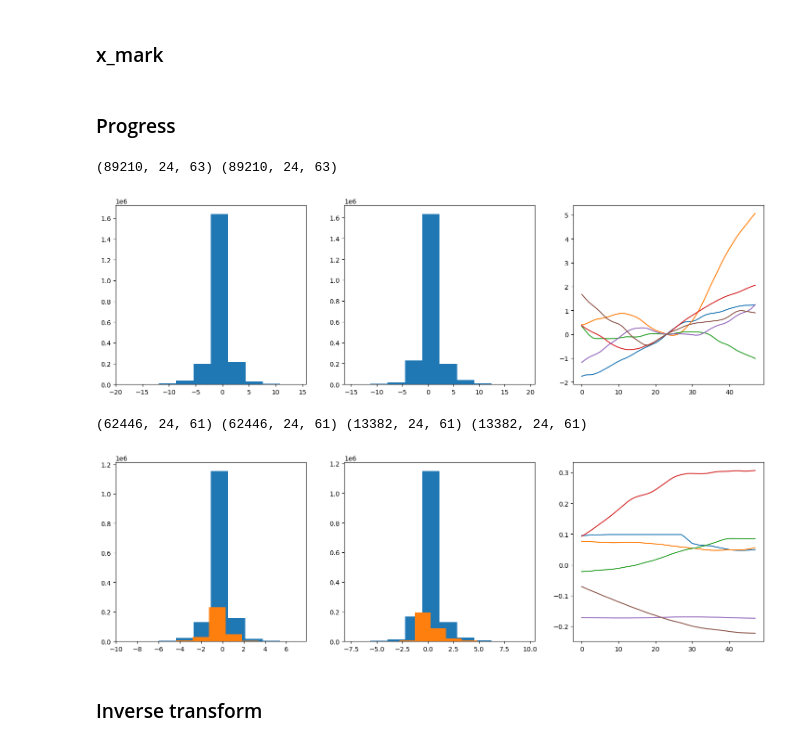
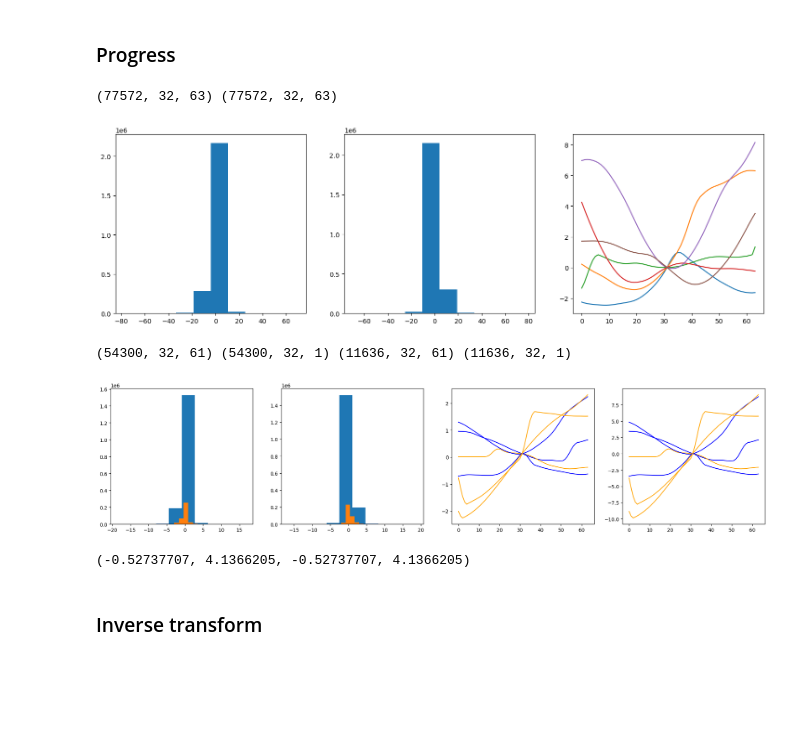
Before and after one commit to arnaud-odet/Time-Series-Library, a Jupyter notebook: sandbox.ipynb, the cells around one changed output. Saved outputs shown, nothing was run; the diff lists cells and outputs as text; code cells hidden in the pictures; blank space fills up the shorter version.

```diff
--- a/sandbox.ipynb
+++ b/sandbox.ipynb
@@ -24,5 +24,3 @@ usc_args.consider_only_offense = True
 usc_args.root_path = "./dataset/USC/"
 usc_args.checkpoints = "./checkpoints/"
 usc_args.results_path = "./results/"
-# %% [markdown]
-### x_mark
@@ -34,7 +27,7 @@ test_ds, test_dl = data_provider(args= usc_args, flag = 'test')
 # %% [markdown]
 ### Progress
 # %%
-th = 24
+th = 32
 Xs = np.load(f'./dataset/USC/seq{th}_pred{th}_X.npy')
 Ys = np.load(f'./dataset/USC/seq{th}_pred{th}_Y.npy')
 print(Xs.shape, Ys.shape)
@@ -46,25 +39,31 @@ for i in range(6):
     ind = np.random.randint(Xs.shape[0])
     axs[2].plot(np.concatenate((Xs[ind,:,1], Ys[ind,:,1])))
 # %% [output]
-(89210, 24, 63) (89210, 24, 63)
+(77572, 32, 63) (77572, 32, 63)
-[figure, old version]
+[figure, new version]
 # %%
 usc_args.seq_len , usc_args.pred_len = th,th
 train_ds, train_dl = data_provider(args= usc_args, flag = 'train')
 test_ds, test_dl = data_provider(args= usc_args, flag = 'test')
 print(train_ds.data_x.shape, train_ds.data_y.shape, test_ds.data_x.shape, test_ds.data_y.shape)
-fig, axs = plt.subplots(1,3,figsize = (18,5));
+fig, axs = plt.subplots(1,4,figsize = (24,5));
 axs[0].hist(train_ds.data_x[:,:,-1].reshape(-1));
 axs[0].hist(test_ds.data_x[:,:,-1].reshape(-1));
 axs[1].hist(train_ds.data_y[:,:,-1].reshape(-1));
 axs[1].hist(test_ds.data_y[:,:,-1].reshape(-1));
 for i in range(3):
     train_ind, test_ind = np.random.randint(train_ds.__len__()), np.random.randint(test_ds.__len__())
-    axs[2].plot(np.concatenate((train_ds.data_x[train_ind,:,0], train_ds.data_y[train_ind,:,0])))
-    axs[2].plot(np.concatenate((test_ds.data_x[test_ind,:,0], test_ds.data_y[test_ind,:,0])))
+    axs[2].plot(np.concatenate((train_ds.data_x[train_ind,:,-1], train_ds.data_y[train_ind,:,-1])), c='blue')
+    axs[2].plot(np.concatenate((test_ds.data_x[test_ind,:,-1], test_ds.data_y[test_ind,:,-1])), c='orange')
+    axs[3].plot(np.concatenate((train_ds.inverse_transform(train_ds.data_x[train_ind,:,-1].reshape((-1,1))), train_ds.inverse_transform(train_ds.data_y[train_ind,:,-1].reshape((-1,1))))), c='blue')
+    axs[3].plot(np.concatenate((test_ds.inverse_transform(test_ds.data_x[test_ind,:,-1].reshape((-1,1))), test_ds.inverse_transform(test_ds.data_y[test_ind,:,-1].reshape((-1,1))))), c='orange')
 # %% [output]
-(62446, 24, 61) (62446, 24, 61) (13382, 24, 61) (13382, 24, 61)
+(54300, 32, 61) (54300, 32, 1) (11636, 32, 61) (11636, 32, 1)
-[figure, old version]
+[figure, new version]
+# %%
+train_ds.scaler['mean'][-1], train_ds.scaler['scale'][-1], test_ds.scaler['mean'][-1], test_ds.scaler['scale'][-1]
+# %% [output]
+(-0.52737707, 4.1366205, -0.52737707, 4.1366205)
 # %% [markdown]
 ### Inverse transform
 # %%
```
Also changed, not shown: parts of 10 cells of this notebook, 10 other files.
